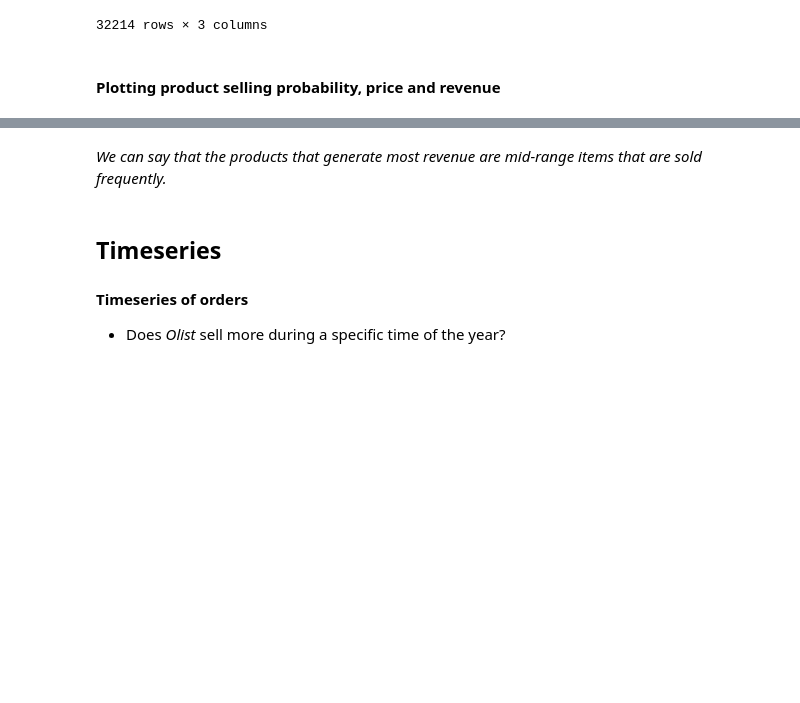
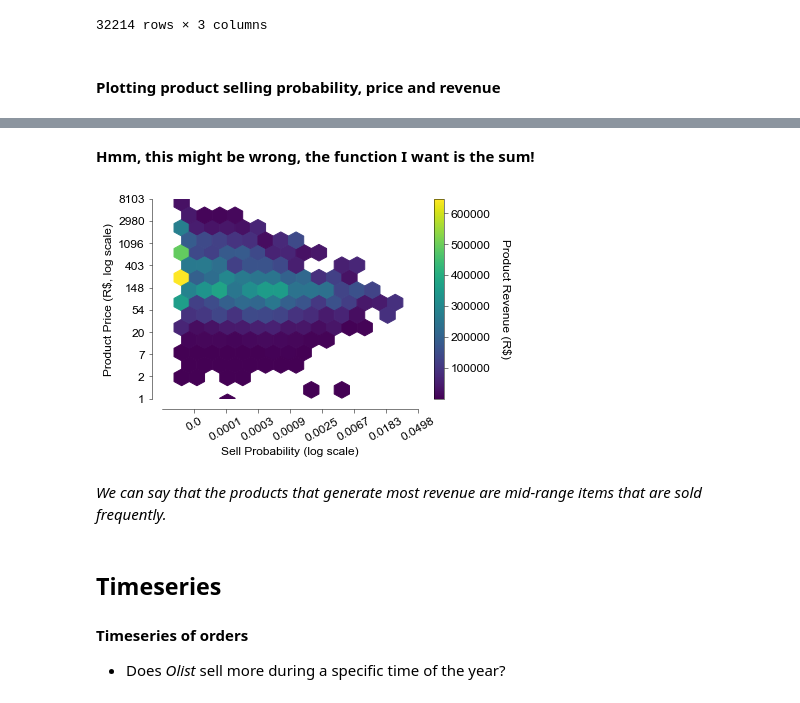
Before and after one commit to ricardozacarias/brazilian-ecommerce, a Jupyter notebook: main.ipynb, the cells around one changed output, grey strips where cells are left out. Cells and saved outputs as stored; diff of their text form; code cells hidden in the pictures; blank space fills up the shorter version.

```diff
--- a/main.ipynb
+++ b/main.ipynb
@@ -371,3 +371,29 @@ plt.savefig('figures/product_probability.png', dpi=300)
+# %% [markdown]
+**Hmm, this might be wrong, the function I want is the sum!**
+# %%
+x = np.log(product_revenue.sell_probability)
+y = np.log(product_revenue.price)
+
+fig, ax = plt.subplots()
+ax = default_plot(ax, ['left', 'bottom'])
+
+plt.ylabel('Product Price (R$, log scale)')
+plt.xlabel('Sell Probability (log scale)')
+
+plt.xlim(-11, -3)
+plt.ylim(0, 9)
+
+plt.yticks(range(10), [int(np.exp(x)) for x in range(10)])
+plt.xticks(range(-10, -2), [round(np.exp(x), 4) for x in range(-10, -2)], rotation= 30)
+
+hb = ax.hexbin(x, y, gridsize=14, C=product_revenue.total, reduce_C_function=np.sum);
+
+cb = fig.colorbar(hb, ax=ax)
+cb.set_label('Product Revenue (R$)', rotation=270, labelpad = 20)
+plt.tight_layout()
+plt.savefig('figures/product_probability_sum.png', dpi=300)
+# %% [output]
+[figure, added]
 # %% [markdown]
 *We can say that the products that generate most revenue are mid-range items that are sold frequently.*
 # %% [markdown]
```
Also changed, not shown: parts of 4 cells of this notebook, 5 other files.
